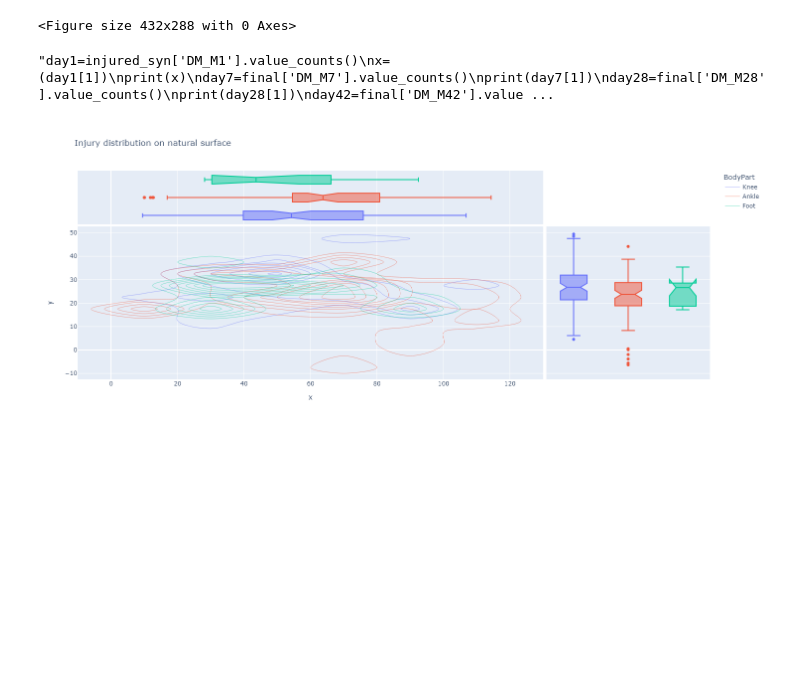
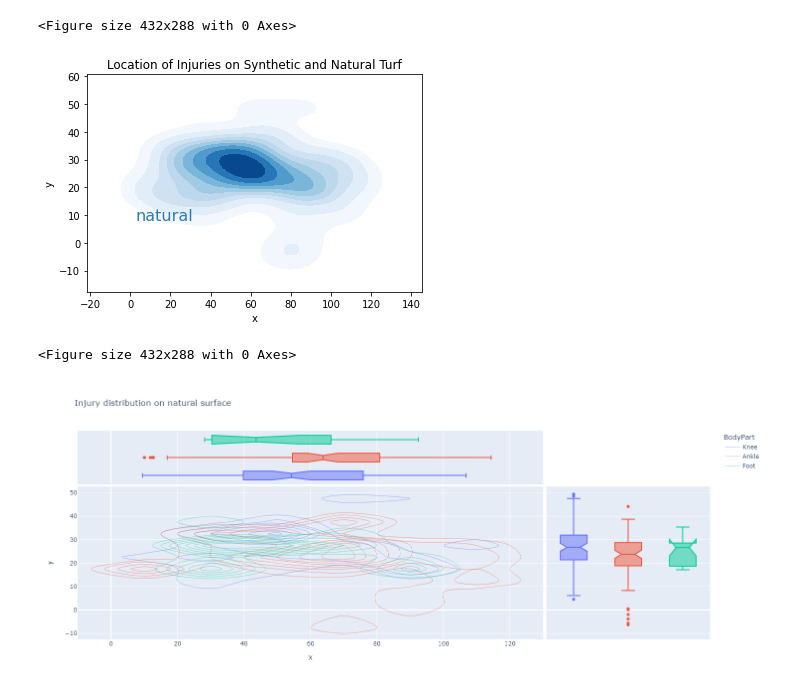
Before and after one commit to kaushal1014/research-paper-template-Athlete-Injuries, a Jupyter notebook: files/data-science/NFL injuries/dataAnalysis.ipynb, the cells around one changed output. Drawn from its saved outputs; the diff is of its cells as text; code cells hidden in the pictures; blank space fills up the shorter version.

```diff
--- a/files/data-science/NFL injuries/dataAnalysis.ipynb
+++ b/files/data-science/NFL injuries/dataAnalysis.ipynb
@@ -193,20 +193,3 @@ fig1.savefig('graphs/Location of Injuries on Synthetic and Natural Turf.png', dp
 # %% [output]
 [figure]
 <Figure size 432x288 with 0 Axes>
-# %%
-"""day1=injured_syn['DM_M1'].value_counts()
-x=(day1[1])
-print(x)
-day7=final['DM_M7'].value_counts()
-print(day7[1])
-day28=final['DM_M28'].value_counts()
-print(day28[1])
-day42=final['DM_M42'].value_counts()
-print(day42[1])
-xyz=(day1+day7+day28+day42)/4
-print(xyz)
-
-sns.barplot(x=injured_syn, y=day1*100)
-plt.show()"""
-# %% [output]
-"day1=injured_syn['DM_M1'].value_counts()\nx=(day1[1])\nprint(x)\nday7=final['DM_M7'].value_counts()\nprint(day7[1])\nday28=final['DM_M28'].value_counts()\nprint(day28[1])\nday42=final['DM_M42'].value ...
@@ -213,3 +208,19 @@ plt.show()"""
+# %%
+ax = sns.kdeplot(natural.x, natural.y,
+                 cmap="Blues", shade=True, shade_lowest=False)
+
+# Add labels to the plot
+
+blue = sns.color_palette("Blues")[-2]
+ax.text(2.5, 8.2, "natural", size=16, color=blue)
+ax = plt.title("Location of Injuries on Synthetic and Natural Turf")
+fig1 = plt.gcf()
+plt.show()
+plt.draw()
+fig1.savefig('graphs/Location of Injuries on Natural Turf.png', dpi=130, transparent=False, facecolor='white')
+# %% [output]
+[figure, added]
+<Figure size 432x288 with 0 Axes>
 # %%
 fig = px.density_contour(injured_nat, x="x", y="y", color="BodyPart", marginal_x="box", marginal_y="box",width=800, height=600,title="Injury distribution on natural surface")
 fig.show()
```
Also changed, not shown: parts of 3 cells of this notebook, 2 other files.
